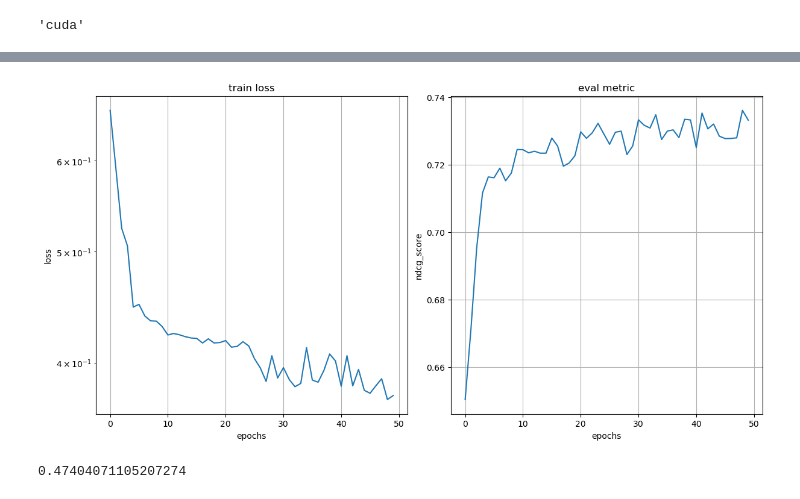
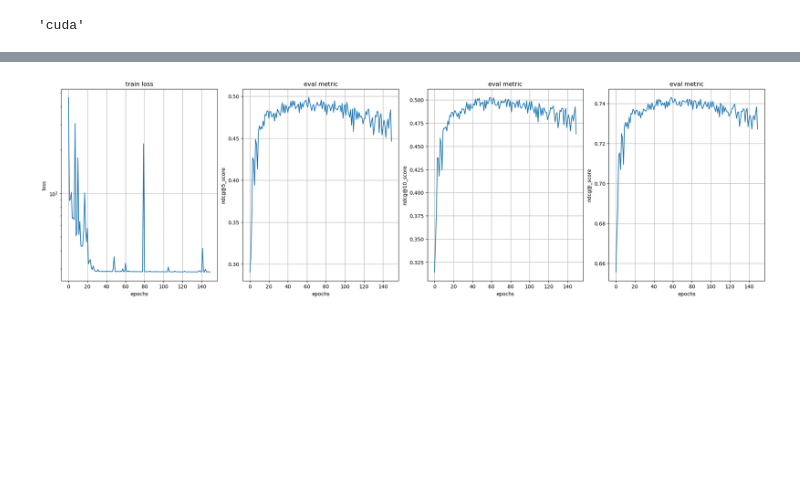
Before and after one commit to Sapr7/Learning-To-Rank, a Jupyter notebook: ListNet.ipynb, the cells around one changed output, grey strips where cells are left out. Saved outputs shown, nothing was run; the diff lists cells and outputs as text; code cells hidden in the pictures; blank space fills up the shorter version.

Commit message:
added final results for 1 model

```diff
--- a/ListNet.ipynb
+++ b/ListNet.ipynb
@@ -70,13 +70,13 @@ class ListNet(nn.Module):
     # dict_y = {}
 # %%
 def loss(p,y):
-    return torch.sum(y * torch.log(y / (p + 1e-6)))
+    return -torch.mean(y * torch.log_softmax(p, dim = -1))
 
-def vali(vali_loader, model):
+def vali(vali_loader, model, k = [5,10,None]):
     model.eval()
 
     device = next(model.parameters()).device
-    acc = 0
+    acc = np.zeros(3)
     length = len(vali_loader)
 
     for batch in vali_loader:
@@ -84,12 +84,12 @@ def vali(vali_loader, model):
         y = batch[1].cpu().view(-1).numpy()
 
         preds = model(X.float()).view(-1).detach().cpu().numpy()
+        for j,i in enumerate(k):
+            try:
+                acc[j] += ndcg_score([list(y)], [list(preds)], k = i)
+            except:
+                length -= 1
 
-        try:
-            acc += ndcg_score([list(y)], [list(preds)], k = 5)
-        except:
-            length -= 1
-            continue
 
     return acc / length
 
@@ -114,8 +114,8 @@ def train(train_dataloader, test_dataloader, model, loss_fn, optimizer, sheluder
 
             preds = model(X).squeeze()
 
-            probas_p = pred_probs(preds)
-            probas_y = y_probs(y)
+            probas_p = preds
+            probas_y = y
 
             optimizer.zero_grad()
             loss_ = loss_fn(probas_p, probas_y)
@@ -130,21 +130,21 @@ def train(train_dataloader, test_dataloader, model, loss_fn, optimizer, sheluder
         if is_test:
             model.eval()
             metric.append(vali(vali_loader=test_dataloader, model = model))
-            print(f'loss for epoch {i+1} is {train_loss[i]:.4f} || ndcg_score for epoch{i+1} is {metric[i]:.4f} ')
+            print(f'loss for epoch {i+1} is {train_loss[i]:.4f} ||for epoch{i+1} ndcg@5_score is {metric[i][0]:.4f} || ndcg@10_score is {metric[i][1]:.4f} || ndcg_score is {metric[i][2]:.4f}  ')
         else:
             print(f'loss for epoch {i+1} is {train_loss[i]:.4f}')
 
         if is_sheluder:
             sheluder.step(loss_epoch)
 
-    return train_loss, metric
+    return np.array(train_loss), np.array(metric)
 
 
 def plot_loss_and_metric(train_loss, name, is_metric = True, metric = []):
     size = len(train_loss)
 
     if is_metric:
-        fig, ax = plt.subplots(1,2, figsize = (12,6), constrained_layout=True)
+        fig, ax = plt.subplots(1,4, figsize = (20,6), constrained_layout=True)
 
 
         ax[0].set_yscale('log')
@@ -154,11 +154,13 @@ def plot_loss_and_metric(train_loss, name, is_metric = True, metric = []):
         ax[0].set_title('train loss')
         ax[0].grid(True)
 
-        ax[1].plot(np.arange(size), metric)
-        ax[1].set_xlabel('epochs')
-        ax[1].set_ylabel('ndcg_score')
-        ax[1].set_title('eval metric')
-        ax[1].grid(True)
+        for i,j  in enumerate([5,10,'']):
+
+            ax[i+1].plot(np.arange(size), metric[:,i])
+            ax[i+1].set_xlabel('epochs')
+            ax[i+1].set_ylabel(f'ndcg@{j}_score')
+            ax[i+1].set_title('eval metric')
+            ax[i+1].grid(True)
 
 
         fig.savefig(name)
@@ -205,5 +207,5 @@ losses = train(train_dataloader=train_loader,
       model = model,
       loss_fn=loss,
       optimizer=opt_adam,sheluder=scheduler,
-      epochs=50)
+      epochs=150)
 # %% [output]
@@ -227,9 +229,7 @@ loss for epoch 50 is 0.37449658203125 || ndcg_score for epoch50 is 0.73324628473
 # %%
-plot_loss_and_metric(train_loss=losses[0], metric = losses[1],  name = 'loss and metric for lin_model_1')
+plot_loss_and_metric(train_loss=losses[0], metric = losses[1],  name = 'loss and metric for lin_model_1_crosentr_from_tabnet')
 # %% [output]
-[figure, old version]
+[figure, new version]
 # %%
-name = ''
+name = 'lin_model_1_crosentr_from_tabnet '
 torch.save(model, name)
-# %% [output]
-0.47404071105207274
```
Also changed, not shown: parts of 2 cells of this notebook, 5 other files.
